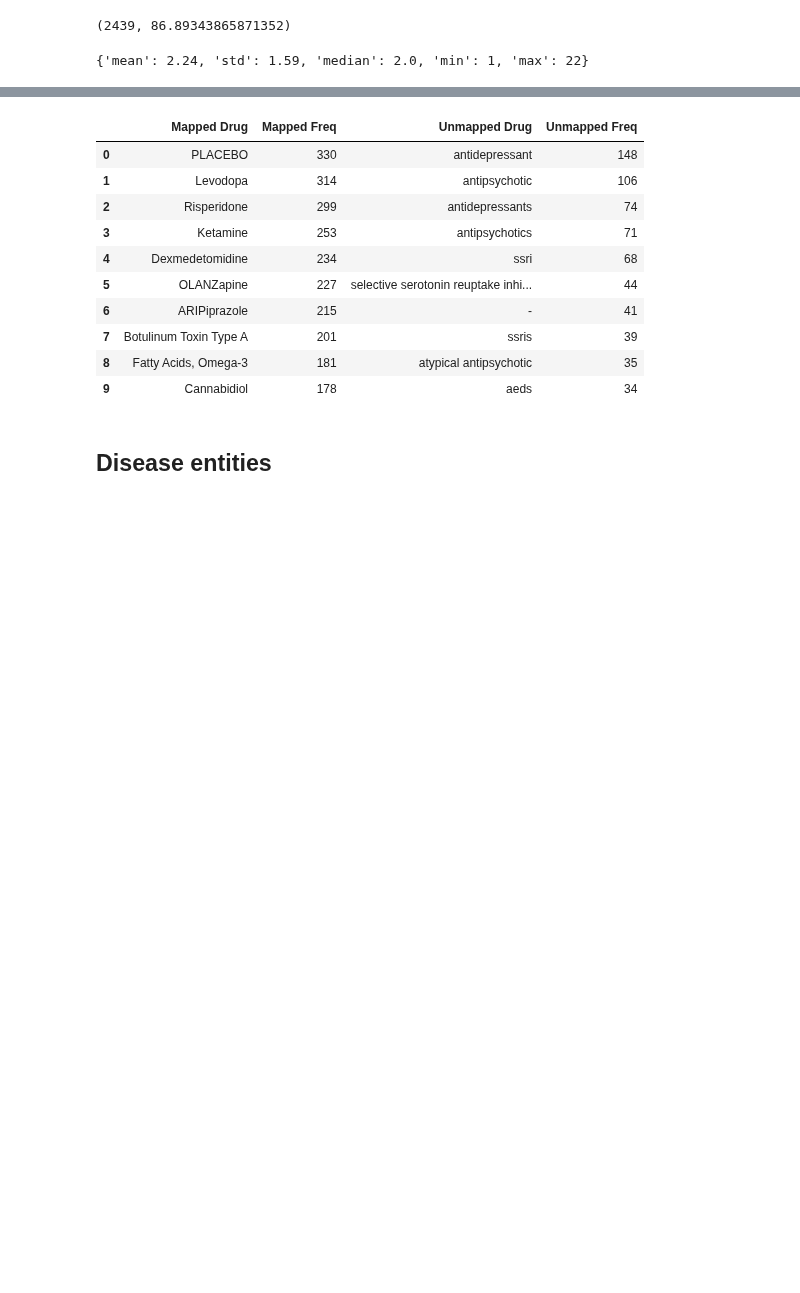
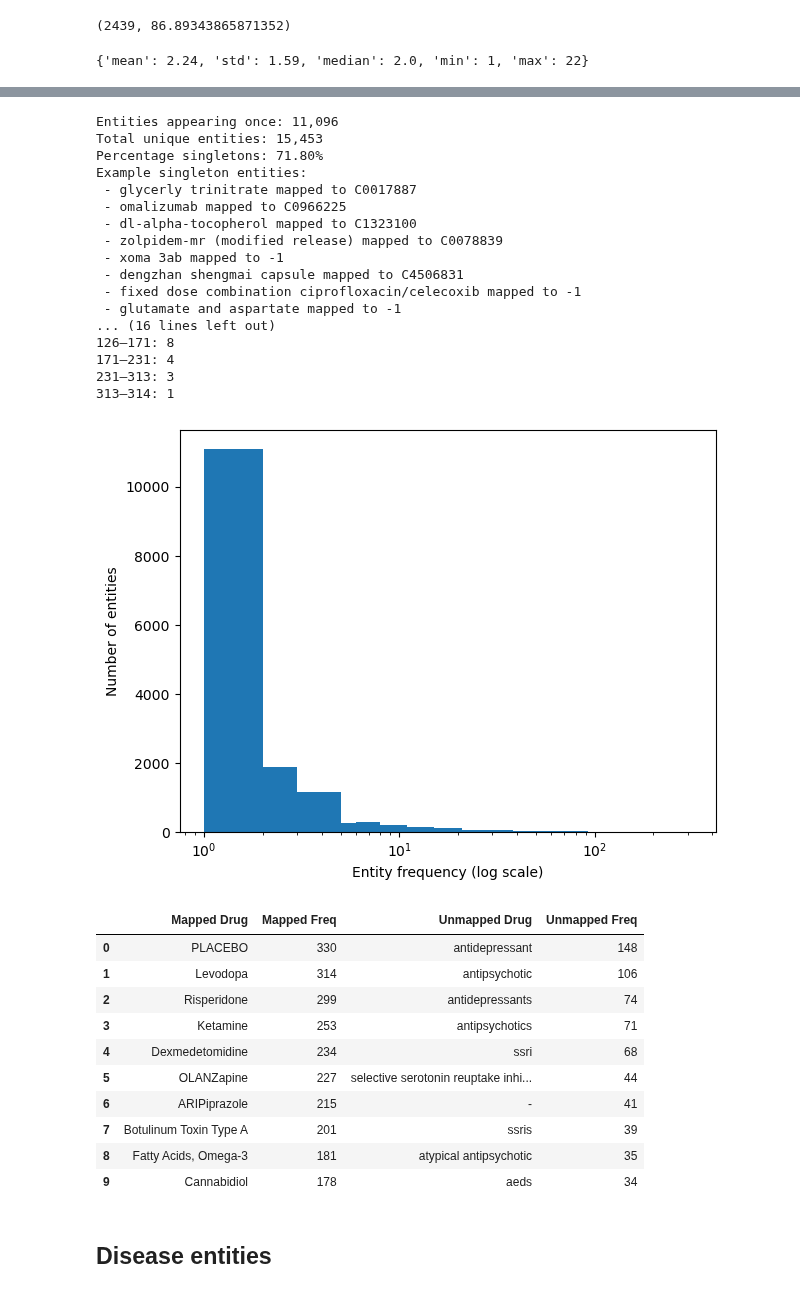
Before and after one commit to Ineichen-Group/Preclinical_DrugDisease_Translation_Pipeline, a Jupyter notebook: 04_normalization/Analyse_Combine_Linked_Entities.ipynb, the cells around one changed output, grey strips where cells are left out. Saved outputs shown, nothing was run; the diff lists cells and outputs as text; code cells hidden in the pictures; blank space fills up the shorter version.

```diff
--- a/04_normalization/Analyse_Combine_Linked_Entities.ipynb
+++ b/04_normalization/Analyse_Combine_Linked_Entities.ipynb
@@ -505,8 +648,8 @@ cols_to_keep = [
     drug_with_parents_entities_col,
     drug_with_parents_entities_ids,
 ]
-
-df_to_analyse_cli = df_drugs_cli[cols_to_keep].copy()
+df_to_analyse_cli_drugs = df_drugs_cli[cols_to_keep].copy()
+df_to_analyse_cli = df_to_analyse_cli_drugs.copy()
 df_to_analyse_cli.head()
 # %% [output]
 |  | nct_id | unique_interventions_linkbert_pre... | drug_umls_term_norm | drug_umls_termid | nearest_dataset_parent_umls_label | ... |
@@ -549,6 +692,27 @@ drug_report
 # %% [output]
 |  | count unique raw entities | count unique linked entities | count unique linked with parent | Linking success (unique / % mappe... |
 | 0 | 15453 | 12459 | 12717 | 8197 (19.97%)/15453 (74.11%) |
+# %%
+raw_frequencies_stats(drug_details)
+# %% [output]
+Entities appearing once: 11,096
+Total unique entities: 15,453
+Percentage singletons: 71.80%
+Example singleton entities:
+ - glycerly trinitrate mapped to C0017887
+ - omalizumab mapped to C0966225
+ - dl-alpha-tocopherol mapped to C1323100
+ - zolpidem-mr (modified release) mapped to C0078839
+ - xoma 3ab mapped to -1
+ - dengzhan shengmai capsule mapped to C4506831
+ - fixed dose combination ciprofloxacin/celecoxib mapped to -1
+ - glutamate and aspartate mapped to -1
+... (16 lines left out)
+126–171: 8
+171–231: 4
+231–313: 3
+313–314: 1
+[figure, added]
 # %%
 drug_df, mapped_top10, unmapped_top10, side_by_side = top_mapped_unmapped_side_by_side(
     drug_details["unique_norm_to_id"],
```
Also changed, not shown: parts of 21 cells of this notebook.
